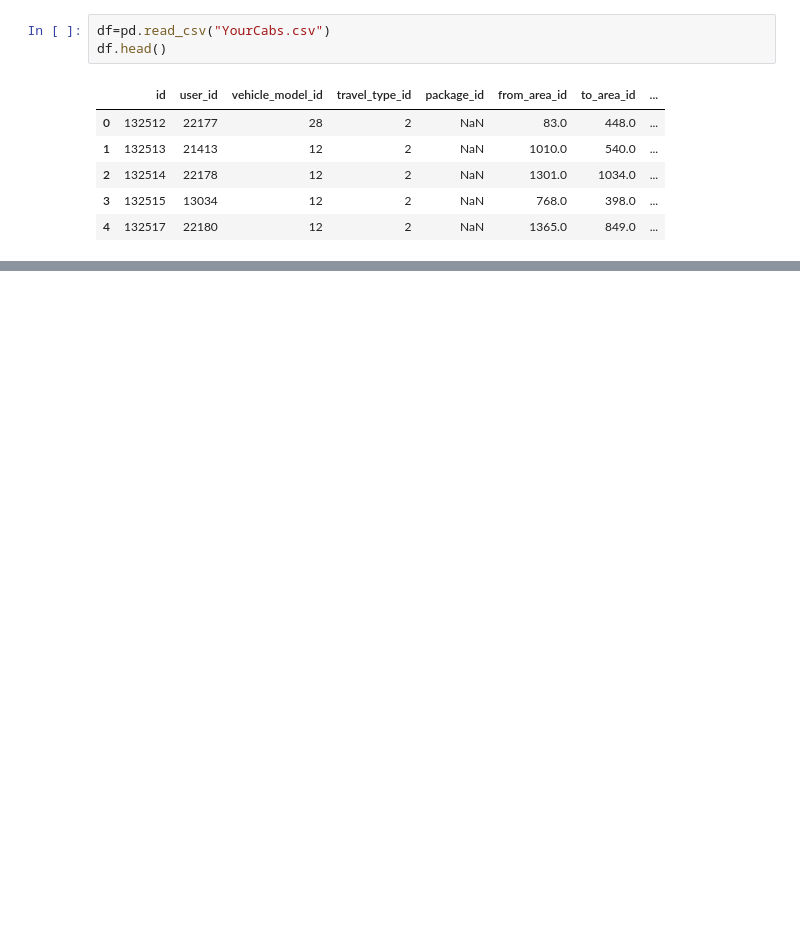
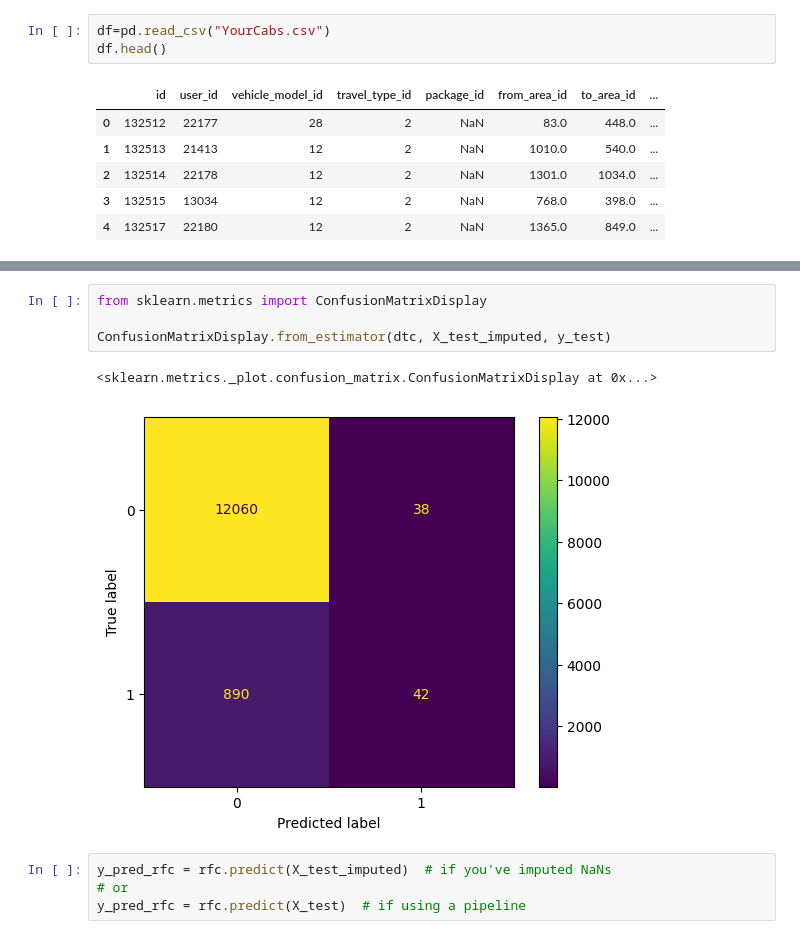
Before and after one commit to XVaibhavXAryaX/Cab_Cancellation_predict, a Jupyter notebook: notebook/yourcab.ipynb, the cells around one changed output, grey strips where cells are left out. Saved outputs shown, nothing was run; the diff lists cells and outputs as text; blank space fills up the shorter version.

```diff
--- a/notebook/yourcab.ipynb
+++ b/notebook/yourcab.ipynb
@@ -94,0 +597,11 @@ array([2, 1, 3])
+# %%
+from sklearn.metrics import ConfusionMatrixDisplay
+
+ConfusionMatrixDisplay.from_estimator(dtc, X_test_imputed, y_test)
+# %% [output]
+<sklearn.metrics._plot.confusion_matrix.ConfusionMatrixDisplay at 0x...>
+[figure, added]
+# %%
+y_pred_rfc = rfc.predict(X_test_imputed)  # if you've imputed NaNs
+# or
+y_pred_rfc = rfc.predict(X_test)  # if using a pipeline
```
Also changed, not shown: parts of 80 cells of this notebook.
